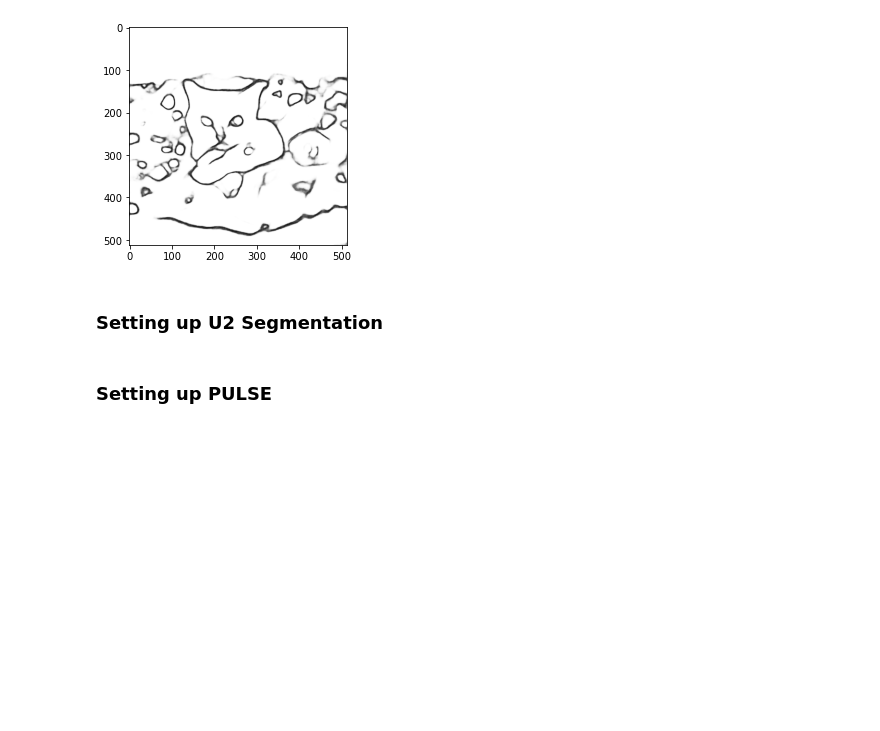
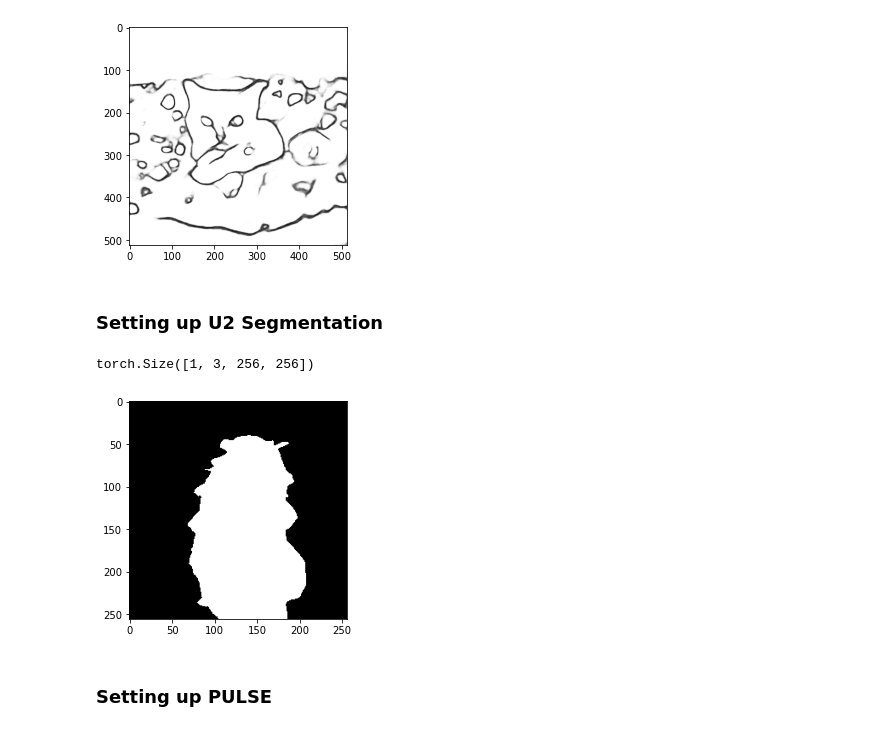
Before and after one commit to hackgoofer/sketch2cat-pulse, a Jupyter notebook: pulsing_cat.ipynb, the cells around one changed output. Drawn from its saved outputs; the diff is of its cells as text; code cells hidden in the pictures; blank space fills up the shorter version.

```diff
--- a/pulsing_cat.ipynb
+++ b/pulsing_cat.ipynb
@@ -40,6 +40,9 @@ import subprocess
 import torch.nn as nn
 import importlib
 DexiModule = importlib.import_module("DexiNed.DexiNed-Pytorch.model")
+# %%
+from torchvision import transforms#, utils
+U2NetModule = importlib.import_module("U-2-Net.model")
 # %% [markdown]
 ### Convert Weights
 Only run once
@@ -156,6 +159,41 @@ plt.show()
 [figure]
 # %% [markdown]
 ### Setting up U2 Segmentation
+# %%
+# normalize the predicted SOD probability map
+def normPRED(d):
+    ma = torch.max(d)
+    mi = torch.min(d)
+
+    dn = (d-mi)/(ma-mi)
+
+    return dn
+
+net = U2NetModule.U2NET(3,1)
+net.load_state_dict(torch.load("U-2-Net/saved_models/u2net/u2net.pth"))
+if torch.cuda.is_available():
+    net.cuda()
+net.eval()
+for param in net.parameters():
+    param.requires_grad = False
+
+inputs_test = Image.open("DexiNed/DexiNed-Pytorch/cats_generation/6.png")
+inputs_test = transforms.ToTensor()(inputs_test).unsqueeze(0).cuda()
+print(inputs_test.shape)
+d1,d2,d3,d4,d5,d6,d7= net(inputs_test)
+# normalization
+pred = d1[:,0,:,:]
+pred = normPRED(pred)
+
+segmented = pred.detach().cpu().numpy()[0]
+# %% [output]
+torch.Size([1, 3, 256, 256])
+# %%
+mask = segmented > 0.5
+plt.imshow(mask, cmap="gray")
+plt.show()
+# %% [output]
+[figure, added]
 # %% [markdown]
 ### Setting up PULSE
 # %%
```
Also changed, not shown: parts of 10 cells of this notebook, 5 other files.
